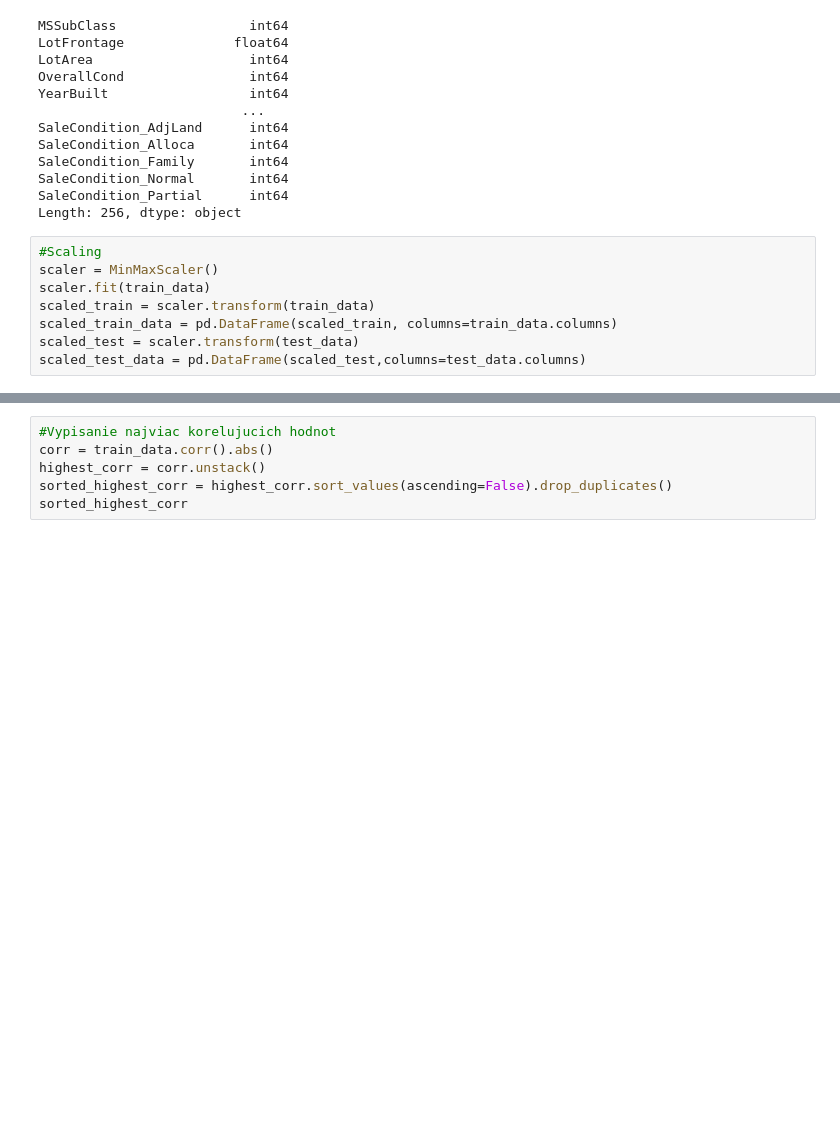
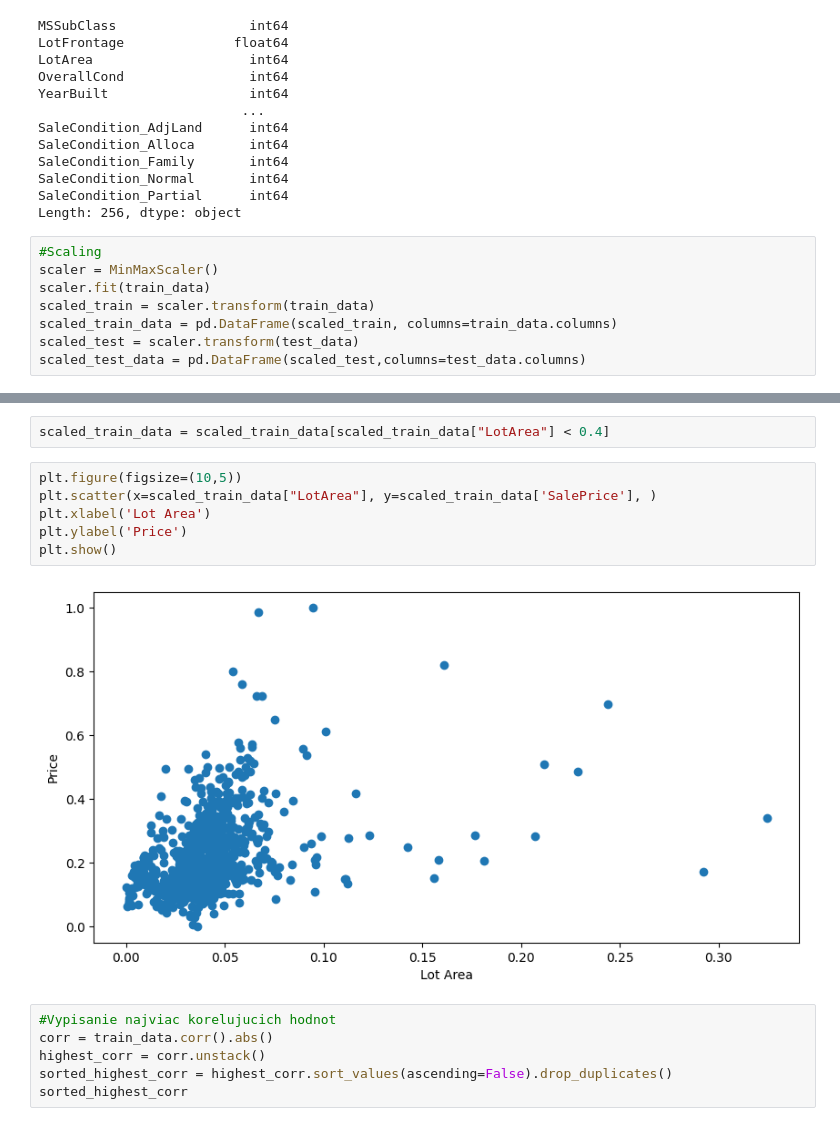
Before and after one commit to MatusKocian00/predict-residence-price, a Jupyter notebook: zadanie-2.ipynb, the cells around one changed output, grey strips where cells are left out. Cells and saved outputs as stored; diff of their text form; blank space fills up the shorter version.

```diff
--- a/zadanie-2.ipynb
+++ b/zadanie-2.ipynb
@@ -43,3 +52,13 @@ scaled_test_data = pd.DataFrame(scaled_test,columns=test_data.columns)
+# %%
+scaled_train_data = scaled_train_data[scaled_train_data["LotArea"] < 0.4]
+# %%
+plt.figure(figsize=(10,5))
+plt.scatter(x=scaled_train_data["LotArea"], y=scaled_train_data['SalePrice'], )
+plt.xlabel('Lot Area')
+plt.ylabel('Price')
+plt.show()
+# %% [output]
+[figure, added]
 # %%
 #Vypisanie najviac korelujucich hodnot
 corr = train_data.corr().abs()
```
Also changed, not shown: parts of 24 cells of this notebook, 1 other file.
